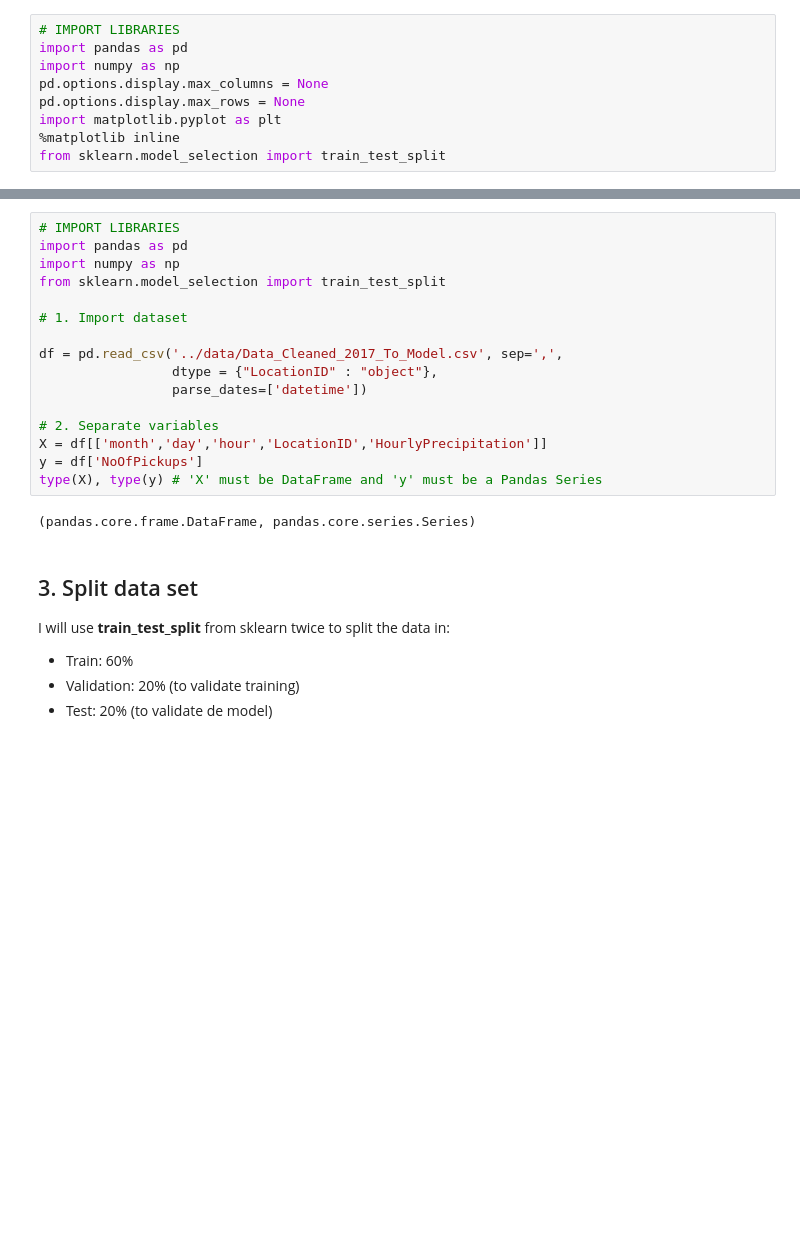
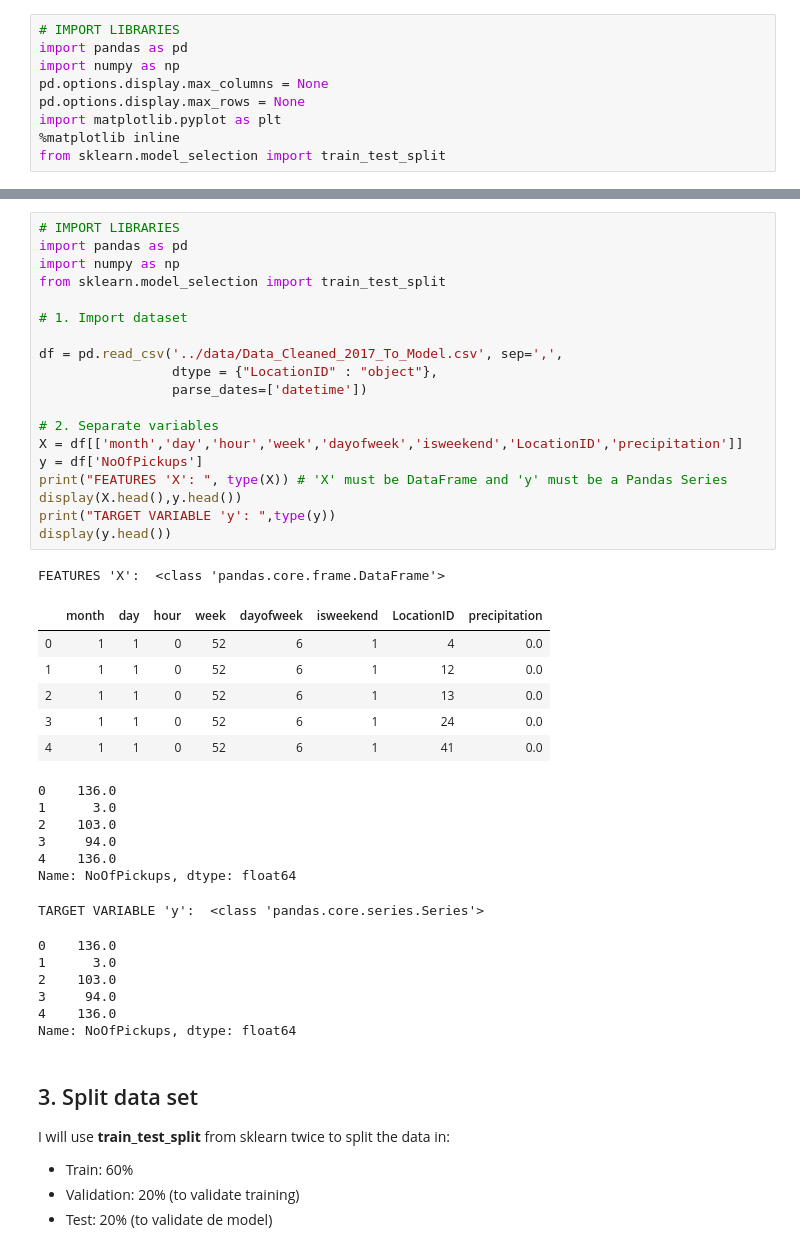
Before and after one commit to angelrps/MasterDataScience_FinalProject, a Jupyter notebook: notebooks/Modelling_01.ipynb, the cells around one changed output, grey strips where cells are left out. Drawn from its saved outputs; the diff is of its cells as text; blank space fills up the shorter version.

```diff
--- a/notebooks/Modelling_01.ipynb
+++ b/notebooks/Modelling_01.ipynb
@@ -66,21 +82,43 @@ OUTPUT: (must Pandas Series)
 # %%
 # IMPORT LIBRARIES
 import pandas as pd
 import numpy as np
 from sklearn.model_selection import train_test_split
 
 # 1. Import dataset
 
 df = pd.read_csv('../data/Data_Cleaned_2017_To_Model.csv', sep=',',
                  dtype = {"LocationID" : "object"},
                  parse_dates=['datetime'])
 
 # 2. Separate variables
-X = df[['month','day','hour','LocationID','HourlyPrecipitation']]
+X = df[['month','day','hour','week','dayofweek','isweekend','LocationID','precipitation']]
 y = df['NoOfPickups']
-type(X), type(y) # 'X' must be DataFrame and 'y' must be a Pandas Series
+print("FEATURES 'X': ", type(X)) # 'X' must be DataFrame and 'y' must be a Pandas Series
+display(X.head(),y.head())
+print("TARGET VARIABLE 'y': ",type(y))
+display(y.head())
 # %% [output]
-(pandas.core.frame.DataFrame, pandas.core.series.Series)
+FEATURES 'X':  <class 'pandas.core.frame.DataFrame'>
+|  | month | day | hour | week | dayofweek | isweekend | LocationID | precipitation |
+| 0 | 1 | 1 | 0 | 52 | 6 | 1 | 4 | 0.0 |
+| 1 | 1 | 1 | 0 | 52 | 6 | 1 | 12 | 0.0 |
+| 2 | 1 | 1 | 0 | 52 | 6 | 1 | 13 | 0.0 |
+| 3 | 1 | 1 | 0 | 52 | 6 | 1 | 24 | 0.0 |
+| 4 | 1 | 1 | 0 | 52 | 6 | 1 | 41 | 0.0 |
+0    136.0
+1      3.0
+2    103.0
+3     94.0
+4    136.0
+Name: NoOfPickups, dtype: float64
+TARGET VARIABLE 'y':  <class 'pandas.core.series.Series'>
+0    136.0
+1      3.0
+2    103.0
+3     94.0
+4    136.0
+Name: NoOfPickups, dtype: float64
 # %% [markdown]
 ## 3. Split data set
 
```
Also changed, not shown: parts of 19 cells of this notebook.
